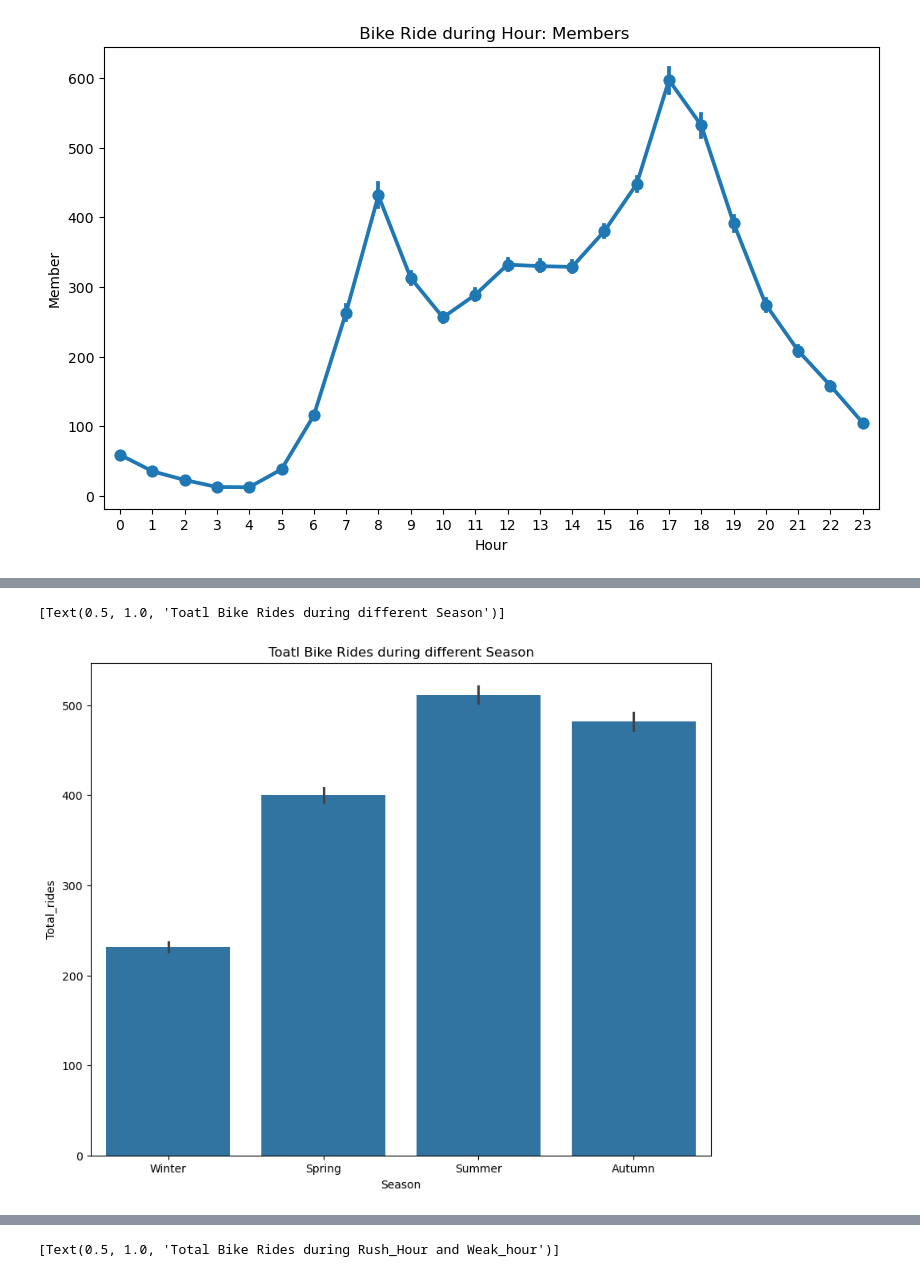
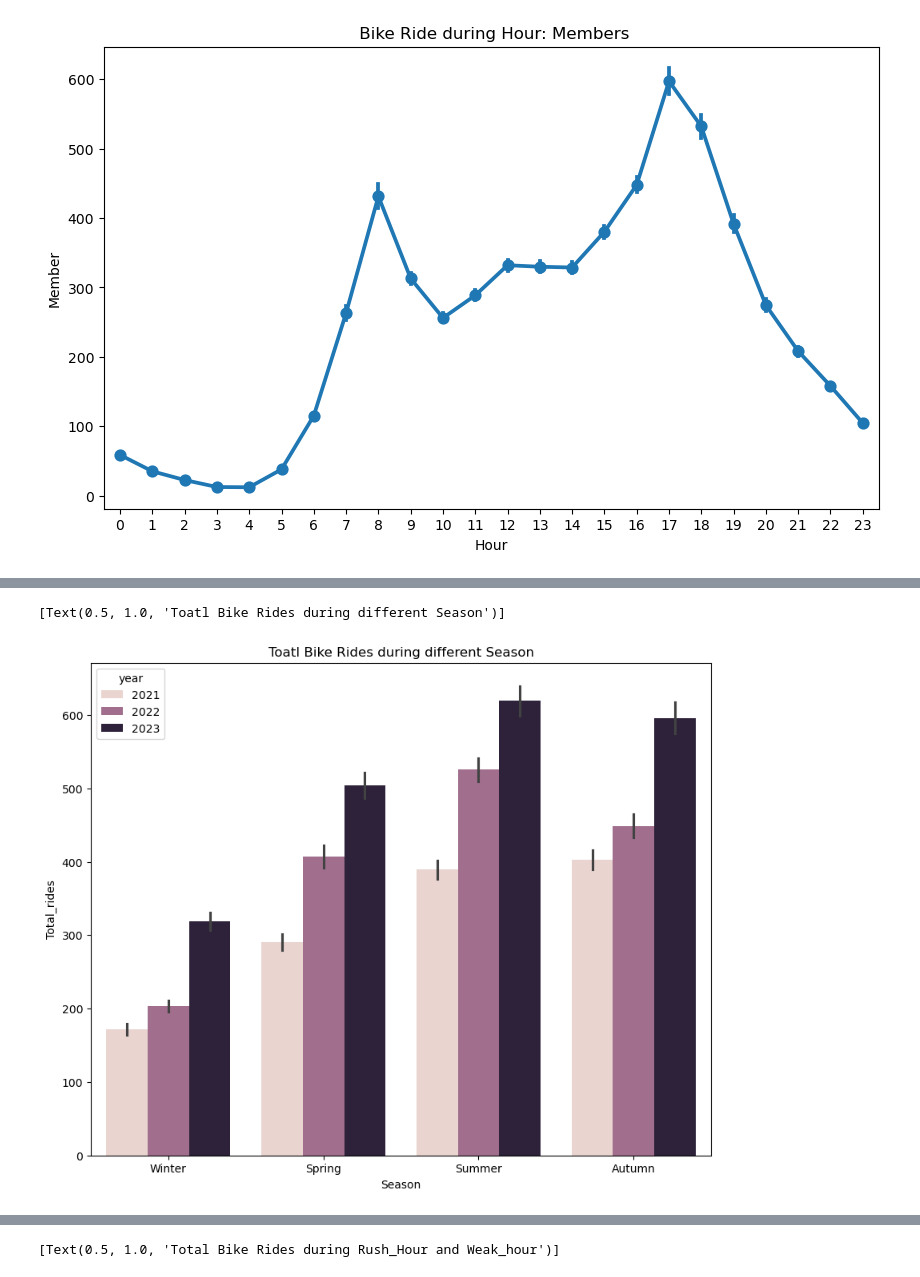
Before and after one commit to Sudha25a/Bike-project-3, a Jupyter notebook: Bike project Hour.ipynb, the cells around one changed output, grey strips where cells are left out. Cells and saved outputs as stored; diff of their text form; code cells hidden in the pictures.

```diff
--- a/Bike project Hour.ipynb
+++ b/Bike project Hour.ipynb
@@ -237,3 +232,5 @@ dfH.head(2)
 |  | Casual | Date | Hour | Member | Total_rides | Humidity | Temp | weather | Windspeed | Count | ... |
 | 0 | 20.0 | 2021-01-01 | 0 | 26.0 | 46.0 | 90 | 2.4 | 1 | 10.2 | 0 | ... |
 | 1 | 23.0 | 2021-01-01 | 1 | 23.0 | 46.0 | 88 | 1.8 | 1 | 10.0 | 1 | ... |
+# %%
+dfH['month_year'] = pd.to_datetime(dfH['Date']).dt.to_period('M')
@@ -416,10 +451,10 @@ plt.show()
 # %%
 fig, ax = plt.subplots(figsize=(10,8))
-sns.barplot(data=dfH, x='Season', y='Total_rides', ax=ax)
+sns.barplot(data=dfH, x='Season', y='Total_rides', hue= 'year', ax=ax)
 ax.set(title='Toatl Bike Rides during different Season')
 # %% [output]
 [Text(0.5, 1.0, 'Toatl Bike Rides during different Season')]
-[figure, old version]
+[figure, new version]
 # %%
 # Define rush hour periods (you can customize these based on your data)
 rush_hours = [(6, 10), (16, 20)]  # Morning and evening rush hours
```
Also changed, not shown: parts of 36 cells of this notebook, 6 other files.
